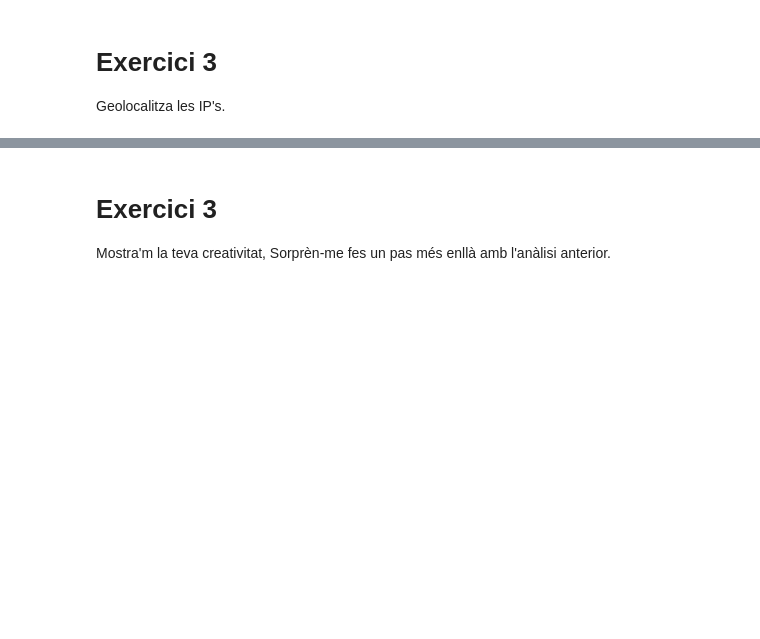
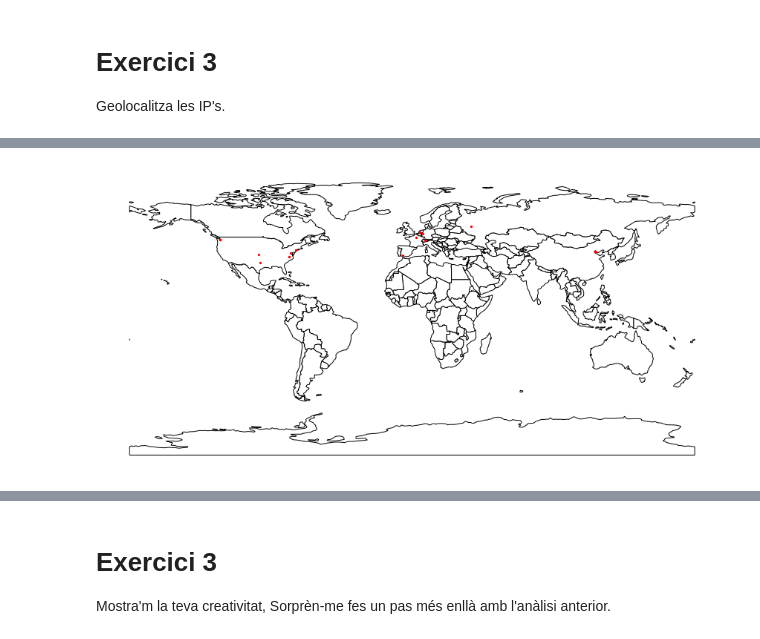
Before and after one commit to JMML2021/0401_Registre-de-logs, a Jupyter notebook: 0401_Registre-de-logs Rev C.ipynb, the cells around one changed output, grey strips where cells are left out. Cells and saved outputs as stored; diff of their text form; code cells hidden in the pictures; blank space fills up the shorter version.

```diff
--- a/0401_Registre-de-logs Rev C.ipynb
+++ b/0401_Registre-de-logs Rev C.ipynb
@@ -298,0 +353,4 @@ NameError: ignored
+# %%
+posicion = pd.DataFrame(posicion)
+
+type(posicion)
@@ -298,0 +359,4 @@ NameError: ignored
+# %%
+posicion['cantidad'] = data_ip['visits']
+posicion = posicion[posicion['state']!= 'Not found']
+posicion
@@ -298,0 +418,3 @@ NameError: ignored
+# %%
+gdf = geopandas.GeoDataFrame(
+    posicion, geometry=geopandas.points_from_xy(posicion.longitude,posicion.latitude))
@@ -299 +430,15 @@ NameError: ignored
+# %%
+world = geopandas.read_file(geopandas.datasets.get_path('naturalearth_lowres'))
+# %%
+fig, ax = plt.subplots(figsize=(15,10))
+
+ax.set_aspect('equal')
+
+world.plot(ax=ax, color='white', edgecolor='black')
+ax.set_axis_off()
+
+gdf.plot(ax=ax, marker='o', color='red', markersize=5)
+plt.show()
+# %% [output]
+[figure, added]
 # %%
```
Also changed, not shown: parts of 27 cells of this notebook.
